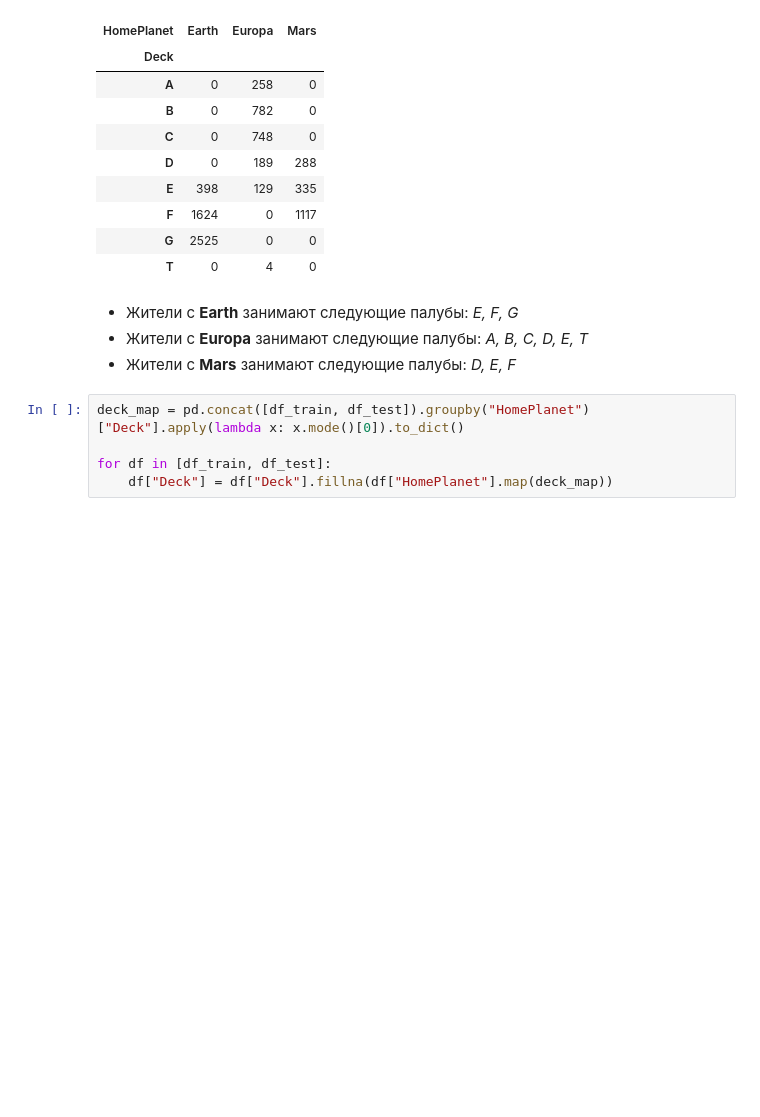
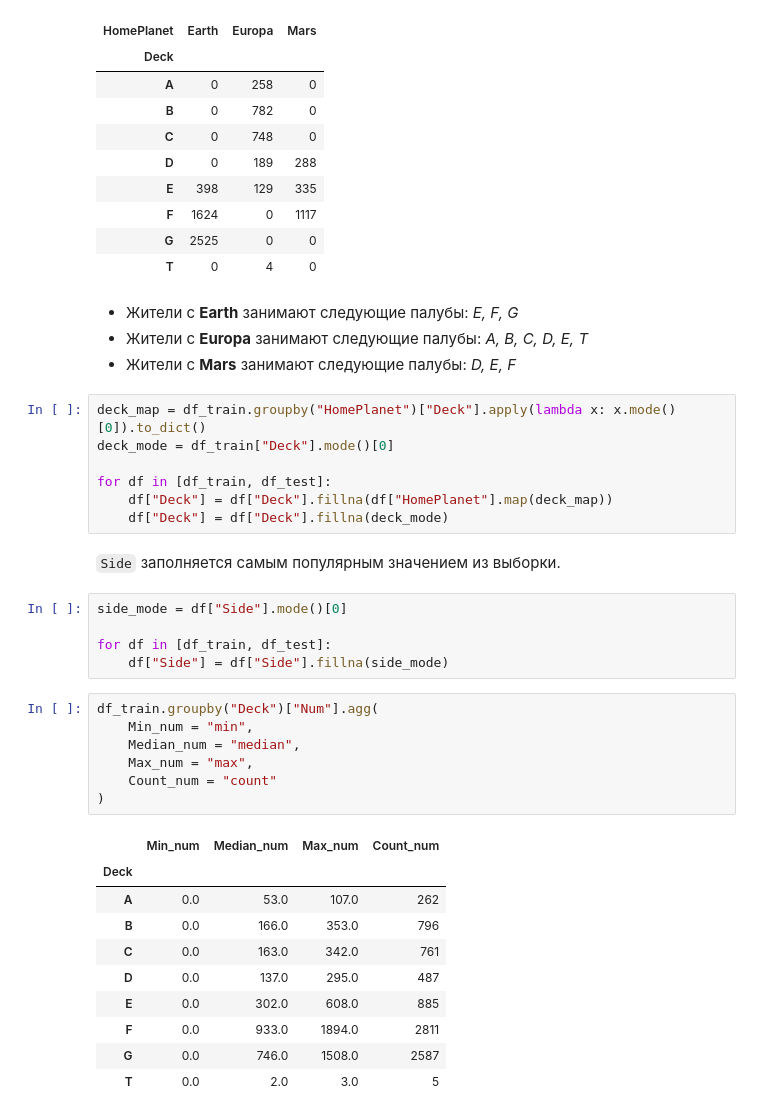
Before and after one commit to MoyMarMois/Spaceship-Titanic, a Jupyter notebook: src/Spaceship.ipynb, the cells around one changed output. Drawn from its saved outputs; the diff is of its cells as text; blank space fills up the shorter version.

```diff
--- a/src/Spaceship.ipynb
+++ b/src/Spaceship.ipynb
@@ -382,7 +409,34 @@ pd.crosstab(df_train['Deck'], df_train['HomePlanet'])
 - Жители с **Europa** занимают следующие палубы: _A, B, C, D, E, T_
 - Жители с **Mars** занимают следующие палубы: _D, E, F_
 # %%
-deck_map = pd.concat([df_train, df_test]).groupby("HomePlanet")["Deck"].apply(lambda x: x.mode()[0]).to_dict()
+deck_map = df_train.groupby("HomePlanet")["Deck"].apply(lambda x: x.mode()[0]).to_dict()
+deck_mode = df_train["Deck"].mode()[0]
 
 for df in [df_train, df_test]:
     df["Deck"] = df["Deck"].fillna(df["HomePlanet"].map(deck_map))
+    df["Deck"] = df["Deck"].fillna(deck_mode)
+# %% [markdown]
+`Side` заполняется самым популярным значением из выборки.
+# %%
+side_mode = df["Side"].mode()[0]
+
+for df in [df_train, df_test]:
+    df["Side"] = df["Side"].fillna(side_mode)
+# %%
+df_train.groupby("Deck")["Num"].agg(
+    Min_num = "min",
+    Median_num = "median",
+    Max_num = "max",
+    Count_num = "count"
+)
+# %% [output]
+|  | Min_num | Median_num | Max_num | Count_num |
+| Deck |  |  |  |  |
+| A | 0.0 | 53.0 | 107.0 | 262 |
+| B | 0.0 | 166.0 | 353.0 | 796 |
+| C | 0.0 | 163.0 | 342.0 | 761 |
+| D | 0.0 | 137.0 | 295.0 | 487 |
+| E | 0.0 | 302.0 | 608.0 | 885 |
+| F | 0.0 | 933.0 | 1894.0 | 2811 |
+| G | 0.0 | 746.0 | 1508.0 | 2587 |
+| T | 0.0 | 2.0 | 3.0 | 5 |
```
Also changed, not shown: parts of 31 cells of this notebook.
